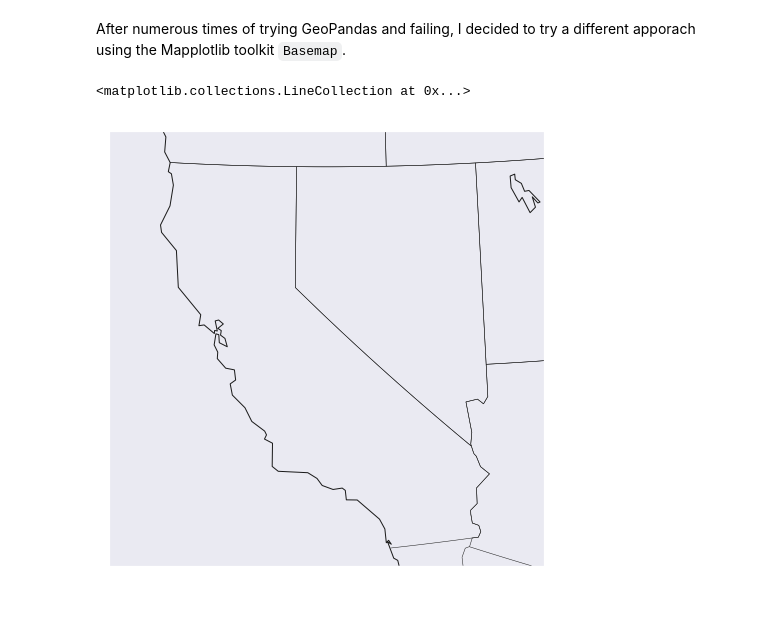
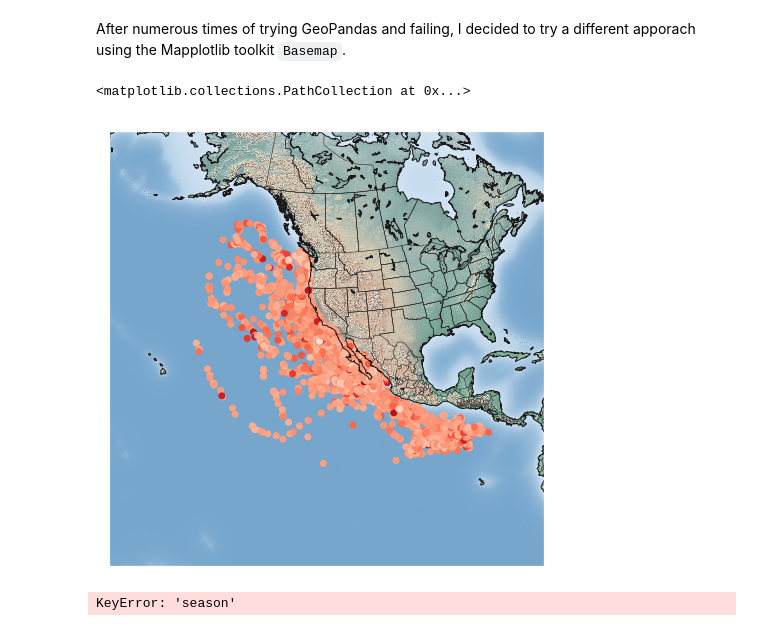
Before and after one commit to gigglypear/movebank_explore, a Jupyter notebook: code/Movebank Data Analysis Attempt.ipynb, the cells around one changed output. Cells and saved outputs as stored; diff of their text form; code cells hidden in the pictures.

```diff
--- a/code/Movebank Data Analysis Attempt.ipynb
+++ b/code/Movebank Data Analysis Attempt.ipynb
@@ -761,19 +762,23 @@ from mpl_toolkits.basemap import Basemap
 # %%
 location_long = whale_simp['location-long'].values
 location_lat = whale_simp['location-lat'].values
-lllon = np.min(location_long) - 3
-lllat = np.min(location_lat) - 3
-urlon = np.max(location_long) + 3
-urlat = np.max(location_lat) + 3
+lon_0 = (np.min(location_long)+np.max(location_long))/2
+lat_0 = (np.max(location_lat)+np.min(location_lat))/2
+
+insta_spped = whale_simp['insta-speed'].values
 # %%
 fig = plt.figure(figsize=(8, 8))
 
 m = Basemap(projection='lcc', resolution='l',
-            lat_0=37.5, lon_0=-119,
-            width=1.2E6, height=1.2E6)
+            lat_0=lat_0, lon_0=lon_0,
+            width=1E7, height=1E7)
+m.shadedrelief()
 m.drawcoastlines()
 m.drawcountries()
 m.drawstates()
+m.scatter(location_long, location_lat, latlon=True,
+          c=np.log10(insta_speed),
+          cmap='Reds', alpha=1)
 # %% [output]
-<matplotlib.collections.LineCollection at 0x...>
+<matplotlib.collections.PathCollection at 0x...>
-[figure, old version]
+[figure, new version]
@@ -779,0 +790,4 @@ m.drawstates()
+# %%
+whale_simp['season'] = whale
+# %% [output]
+KeyError: 'season'
```
Also changed, not shown: parts of 4 cells of this notebook, 1 other file.
